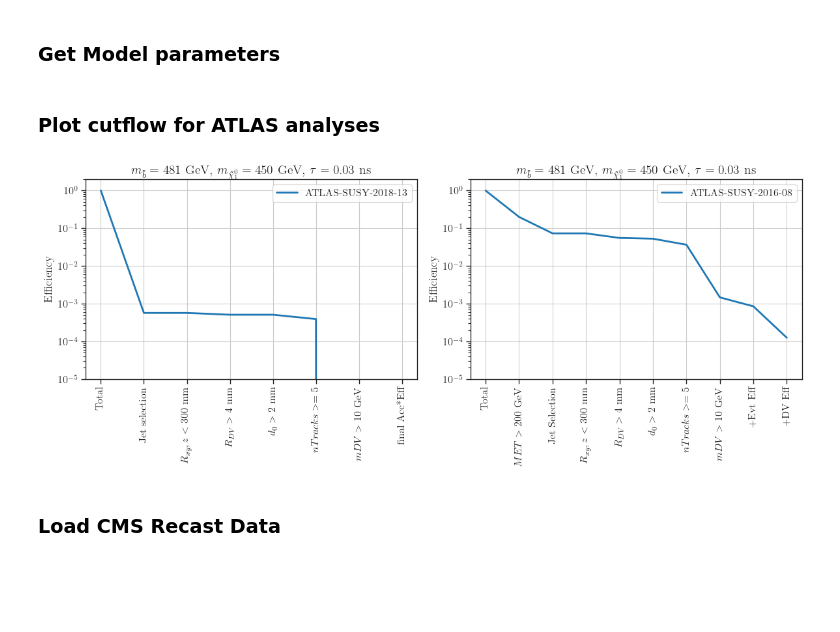
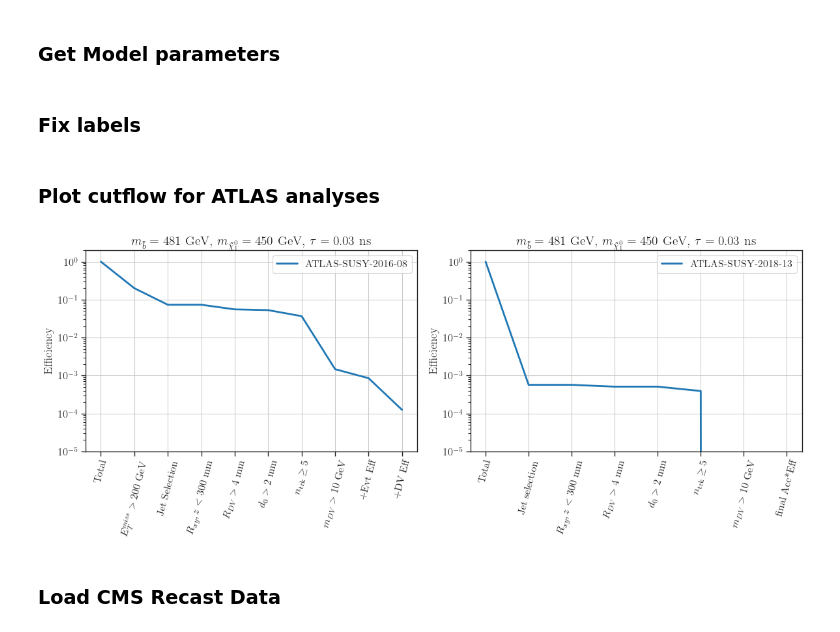
Before and after one commit to andlessa/LLP-CDFO, a Jupyter notebook: plotting/plots-CutFlow.ipynb, the cells around one changed output. Saved outputs shown, nothing was run; the diff lists cells and outputs as text; code cells hidden in the pictures; blank space fills up the shorter version.

Commit message:
Updated cutflows

```diff
--- a/plotting/plots-CutFlow.ipynb
+++ b/plotting/plots-CutFlow.ipynb
@@ -28,8 +28,8 @@ cm = plt.colormaps['RdYlBu']
 # %% [markdown]
 ### Load ATLAS Recast Data
 # %%
-files = {'ATLAS-SUSY-2018-13' : '../results_dataFrames/cutflow_2018_13.pcl',
-         'ATLAS-SUSY-2016-08' : '../results_dataFrames/cutflow_2016_08.pcl'}
+files = { 'ATLAS-SUSY-2016-08' : '../results_dataFrames/cutflow_2016_08.pcl',
+          'ATLAS-SUSY-2018-13' : '../results_dataFrames/cutflow_2018_13.pcl',}
 
 recastDataDict = {label : pd.read_pickle(f) for label,f in files.items()}
 # %% [markdown]
@@ -42,37 +42,57 @@ recastData = list(recastDataDict.values())[0]
 modelDict = {msb : recastData.iloc[0][msb], mn1 : recastData.iloc[0][mn1], tau : recastData.iloc[0][tau]}
 title = r'$m_{\tilde b} = %1.0f$ GeV, $m_{\tilde \chi_1^0} = %1.0f$ GeV, $\tau = %1.2f$ ns'%(modelDict['mLLP'],modelDict['mLSP'],modelDict['tau_ns'])
 figlabel = 'msb_%1.0f_mchi_%1.0f_tau_%1.2f'%(modelDict['mLLP'],modelDict['mLSP'],modelDict['tau_ns'])
+# %% [markdown]
+### Fix labels
+# %%
+labelsDict = {'$nTracks >= 5$' : '$n_{\\rm trk} \geq 5$',
+              '$mDV > 10$ GeV' : '$m_{DV} > 10$ GeV',
+              '$MET > 200$ GeV' : '$E_T^{miss} > 200$ GeV',
+              'Triggeremulation' : 'Trigger',
+              '$MET > 250$ GeV' : '$E_T^{miss} > 250$ GeV',
+              'Electronveto' : 'Electron Veto',
+              'Muonveto' : 'Muon Veto',
+              'Tauveto' : 'Tau Veto',
+              'Bjetveto' : '$b$-jet Veto',
+              'Photonveto' : 'Photon Veto',
+              '$\\Delta \\phi (jet,p_{T}^{miss})>0.5$ rad' : '$\\Delta \\phi (jet,E_{T}^{miss})>0.5$ rad',
+             'LeadingAK4jet$p_{T}>100$GeV' : '$p_{T}(j_1) > 100$ GeV',
+             'LeadingAK4jet$\\eta<2.4$' : '$\\eta(j_1) < 2.4$' ,
+             'DisplacedJet veto ($R < 2.0$)' : 'Disp. Jet veto ($R < 2.0$ mm)',
+             'HCALmitigation(jets)' : 'HCAL mitigation (jets)',
+             'HCALmitigation($\\phi^{miss}$)' : 'HCAL mitigation ($\\phi^{miss}$)'}
 # %% [markdown]
 ### Plot cutflow for ATLAS analyses
 # %%
 fig,axarr = plt.subplots(nrows=1,ncols=len(recastDataDict),figsize=(12,5))
 
 allContours = {}
 for iplot,label in enumerate(recastDataDict):
     ax = axarr[iplot]
     recastData = recastDataDict[label]
     x_ticks = [r'%s'%c for c in recastData.columns]
     x_ticks = x_ticks[x_ticks.index('Total'):]
-    x = np.arange(0.,len(x_ticks),1.)
-    ax.set_xticks(x, x_ticks,rotation='vertical')
+    x_ticksL = [labelsDict[xl] if xl in labelsDict else xl for xl in x_ticks[:]]
+    x = np.arange(0.,len(x_ticksL),1.)
+    ax.set_xticks(x, x_ticksL,rotation=75)
     y = recastData.iloc[0][x_ticks]
     yerr = [v[1] for v in y[:]]
     y = [v[0] for v in y[:]]
     p = ax.plot(x,y,label=label,linewidth=2)
     ax.set_yscale('log')
     ax.set_ylabel('Efficiency')
     ax.set_title(title,fontsize=14)
     ax.legend()
     ax.set_ylim(1e-5,2.)
     ax.set_yticks([1e-5,1e-4,1e-3,1e-2,1e-1,1.])
     ax.grid()
 
 
 plt.tight_layout()
 plt.savefig('cutflows_ATLAS_%s.png' %figlabel)
 plt.show()
 # %% [output]
-[figure, old version]
+[figure, new version]
 # %% [markdown]
 ### Load CMS Recast Data
 # %%
```
Also changed, not shown: parts of 2 cells of this notebook, 2 other files.
